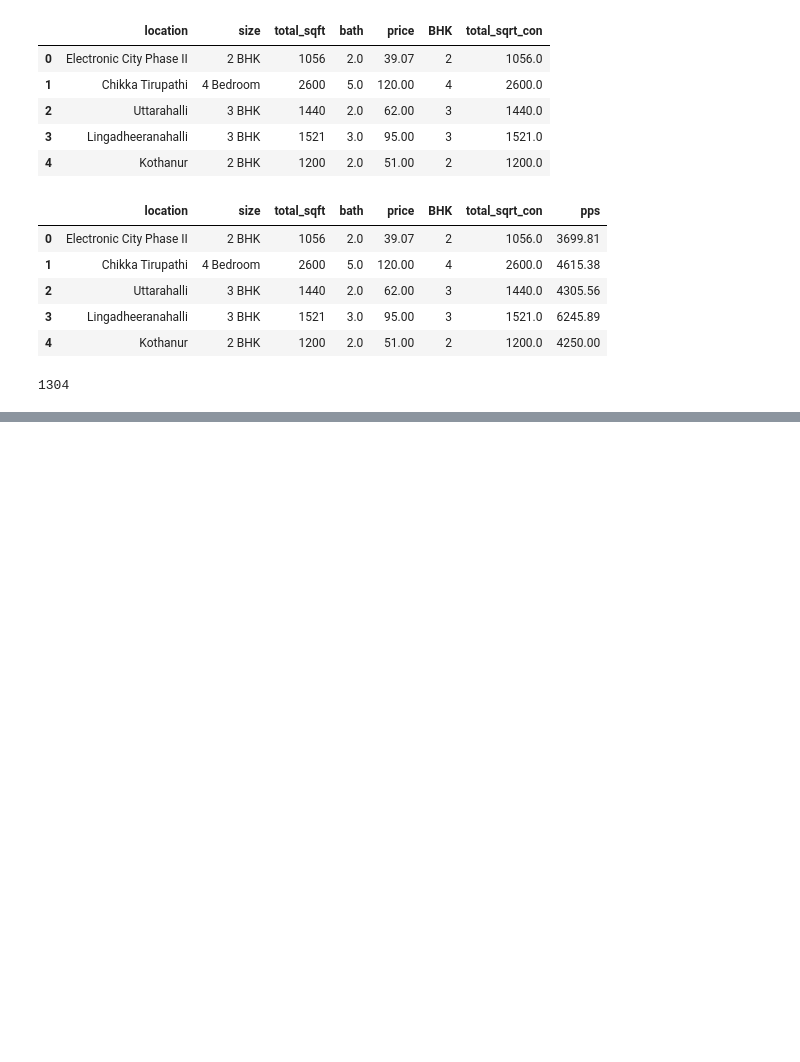
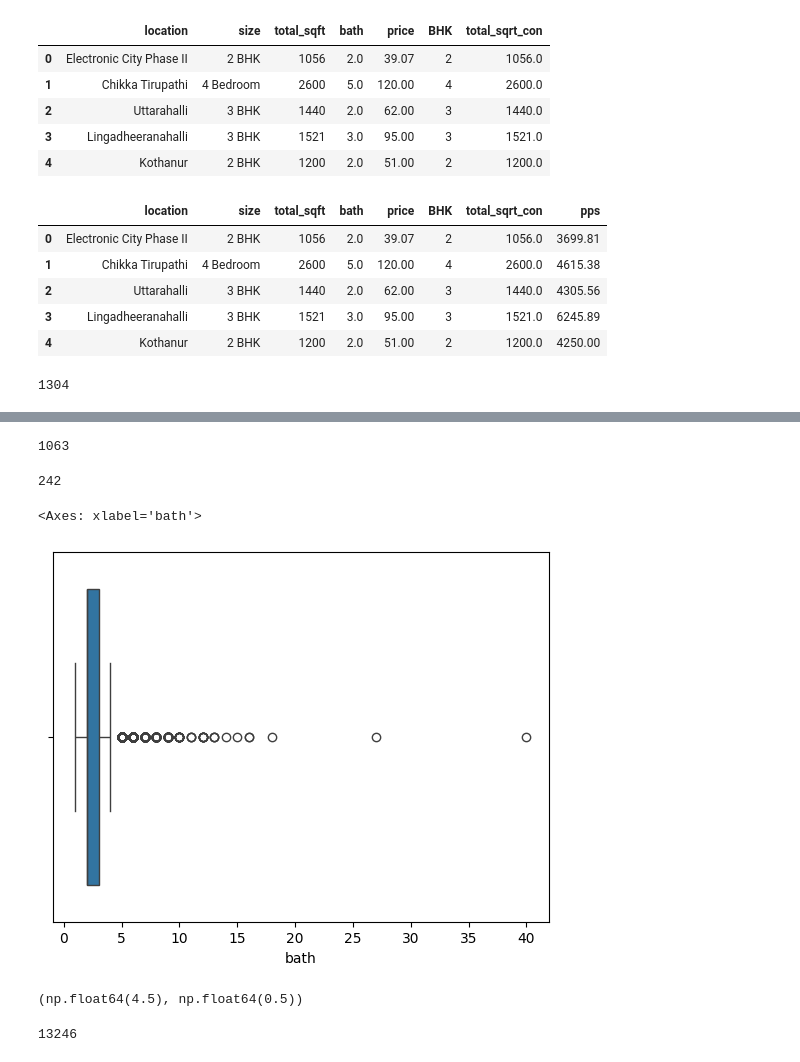
Before and after one commit to ShamindaKanchana/RealEstatePriceForecast, a Jupyter notebook: Notebook/realStatePriceForecast.ipynb, the cells around one changed output, grey strips where cells are left out. Drawn from its saved outputs; the diff is of its cells as text; code cells hidden in the pictures; blank space fills up the shorter version.

```diff
--- a/Notebook/realStatePriceForecast.ipynb
+++ b/Notebook/realStatePriceForecast.ipynb
@@ -191,4 +191,5 @@ len(df1['location'].unique())
 # %% [output]
 1304
 # %%
-location_stats=df1.groupby('location')
+location_stats=df1.groupby('location')['location'].agg('count').sort_values(ascending=False)
+location_stats
@@ -194,0 +210,30 @@ location_stats=df1.groupby('location')
+# %%
+len(location_stats[location_stats<=10])
+# %% [output]
+1063
+# %%
+location_tstats_less_than10=location_stats[location_stats<=10]
+# %%
+df1['location']=df1['location'].apply(lambda x: 'other' if x in location_tstats_less_than10 else x)
+# %%
+len(df1['location'].unique())
+# %% [output]
+242
+# %%
+sns.boxplot(data=df1,x='bath')
+# %% [output]
+<Axes: xlabel='bath'>
+[figure, added]
+# %%
+q1=df1['bath'].quantile(.25)
+q3=df1['bath'].quantile(.75)
+iqr=q3-q1
+upper_limit=q3+(iqr*1.5)
+lower_limit=q1-(iqr*1.5)
+upper_range,lower_range
+# %% [output]
+(np.float64(4.5), np.float64(0.5))
+# %%
+len(df1['bath']<lower_range)
+# %% [output]
+13246
```
Also changed, not shown: parts of 5 cells of this notebook, 1 other file.
